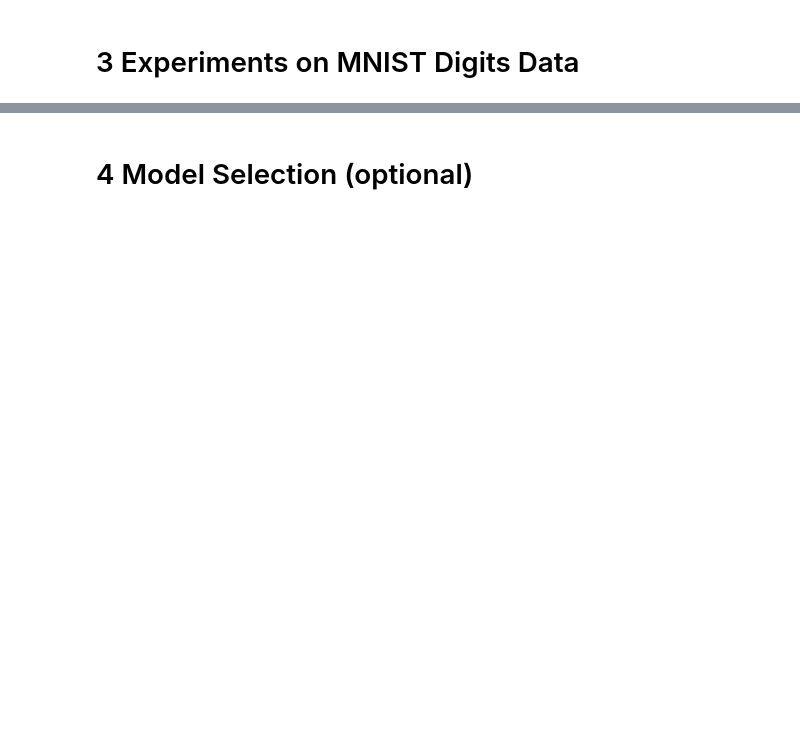
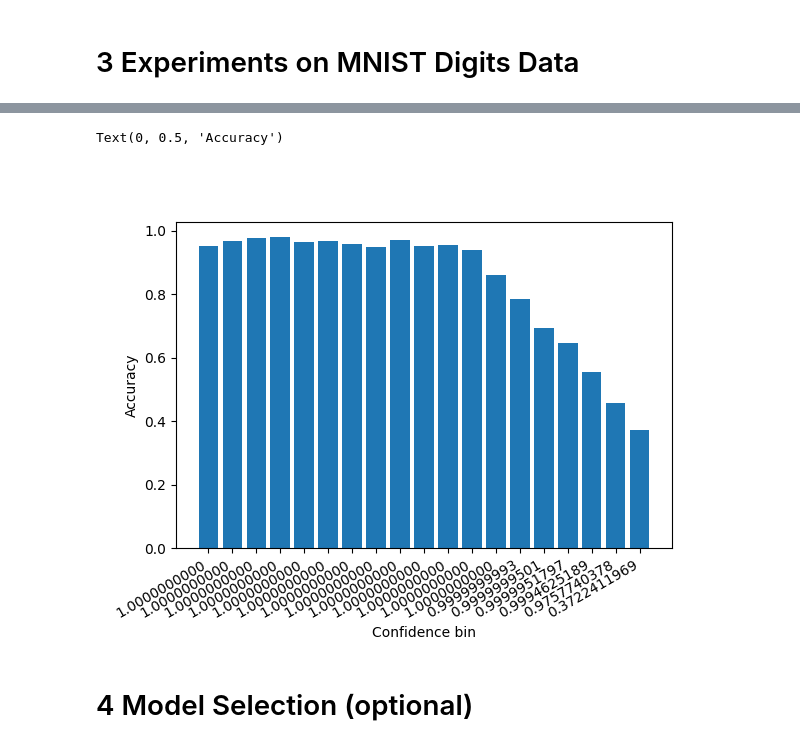
Before and after one commit to abisliouk/-IE675b-machine-learning, a Jupyter notebook: a01-nb.ipynb, the cells around one changed output, grey strips where cells are left out. Saved outputs shown, nothing was run; the diff lists cells and outputs as text; code cells hidden in the pictures; blank space fills up the shorter version.

```diff
--- a/a01-nb.ipynb
+++ b/a01-nb.ipynb
@@ -98,6 +113,8 @@ yex = np.array([0, 1, 2, 0])
 # %% [markdown]
 # 1 Training
 # %%
+from scipy.stats import dirichlet
+
 def nb_train(X, y, alpha=1, K=None, C=None):
     """Train a Naive Bayes model.
 
@@ -134,18 +151,34 @@ def nb_train(X, y, alpha=1, K=None, C=None):
     """
     N, D = X.shape
     if K is None:
-        K = np.max(X) + 1
+        K = int(np.max(X)) + 1
     if C is None:
-        C = np.max(y) + 1
+        C = int(np.max(y)) + 1
+
 
     # Compute class priors and store them in priors
     priors = np.zeros(C)
-    # YOUR CODE HERE
+    # for each class, divide class count by total count, addind in pseudocounts according to alpha value
+    for c in range(C):
+        # print(c)
+        # print(np.sum(y == c))
+        # print(np.sum(y == c) + alpha - 1), (N + (alpha - 1))
+        priors[c] = (np.sum(y == c) + alpha - 1) / (N + (alpha - 1)*C)
+
+
 
     # Compute class-conditional densities in a class x feature x value array
     # and store them in cls.
     cls = np.zeros((C, D, K))
-    # YOUR CODE HERE
+    # for each class, select all instances with corresponding class label
+    for c in range(C):
+        Xc = X[y == c]
+        # for each feature, get counts of its values in corresponding class
+        for j in range(D):
+            feature_counts = np.bincount(Xc[:, j], minlength=K)
+            # divide feature count by total count, adding pseudocounts according to alpha value, and store in cls
+            cls[c, j, :] = (feature_counts + alpha-1) / (len(Xc) + K * (alpha-1))
+
 
     # Output result
     return dict(logpriors=np.log(priors), logcls=np.log(cls))
@@ -221,11 +274,23 @@ def nb_predict(model, Xnew):
     # Compute the unnormalized log joint probabilities P(Y=c, x_i) of each
     # test point (row i) and each class (column c); store in logjoint
     logjoint = np.zeros((Nnew, C))
-    # YOUR CODE HERE
+
+    # for each data point we first consider the log-prior probability of it belonging to each of the classes
+    for i in range(Nnew):
+        for c in range(C):
+            logjoint[i,c] = logpriors[c]
+            # and then increasy it by class-conditional log-likelihoods for each feature's value
+            for j in range(D):
+                x_j = Xnew[i, j]  # The value of feature j for instance i
+                logjoint[i,c] += logcls[c, j, x_j]
 
     # Compute predicted labels (in "yhat") and their log probabilities
     # P(yhat_i | x_i) (in "logprob")
-    # YOUR CODE HERE
+
+    # predicted label corresponds to one with the highest log joint probability for each test point
+    yhat = np.argmax(logjoint, axis=1)
+    # normalized logprob (normalization is not mandatory to choose label yhat itself, but helps to interpret how sure the classifier is about label assignment)
+    logprob = np.max(logjoint, axis=1)-logsumexp(logjoint.T).T
 
     return dict(yhat=yhat, logprob=logprob)
 # %%
@@ -295,24 +468,27 @@ for x in np.linspace(0.7, 1, 10, endpoint=False):
 # %%
 # Accuracy for predictions grouped by confidence (labels show
 # predicted confidence). Make the plot large (or reduce number of bins) to see
 # the labels.
-bins = (np.linspace(0, 1, 50) * len(yhat)).astype(int)
+bins = (np.linspace(0, 1, 20) * len(yhat)).astype(int)
 mean_accuracy = [
     np.mean(ytest[order][bins[i] : bins[i + 1]] == yhat[order][bins[i] : bins[i + 1]])
     for i in range(len(bins) - 1)
 ]
 nextplot()
 plt.bar(np.arange(len(mean_accuracy)), mean_accuracy)
 plt.xticks(
     np.arange(len(mean_accuracy)),
     [
         "{:.10f}".format(x)
         for x in np.exp(logprob[order][np.append(bins[1:-1], len(yhat) - 1)])
     ],
 )
 plt.gcf().autofmt_xdate()
 plt.xlabel("Confidence bin")
 plt.ylabel("Accuracy")
+# %% [output]
+Text(0, 0.5, 'Accuracy')
+[figure, added]
 # %% [markdown]
 # 4 Model Selection (optional)
 # %%
```
Also changed, not shown: parts of 21 cells of this notebook, 6 other files.
